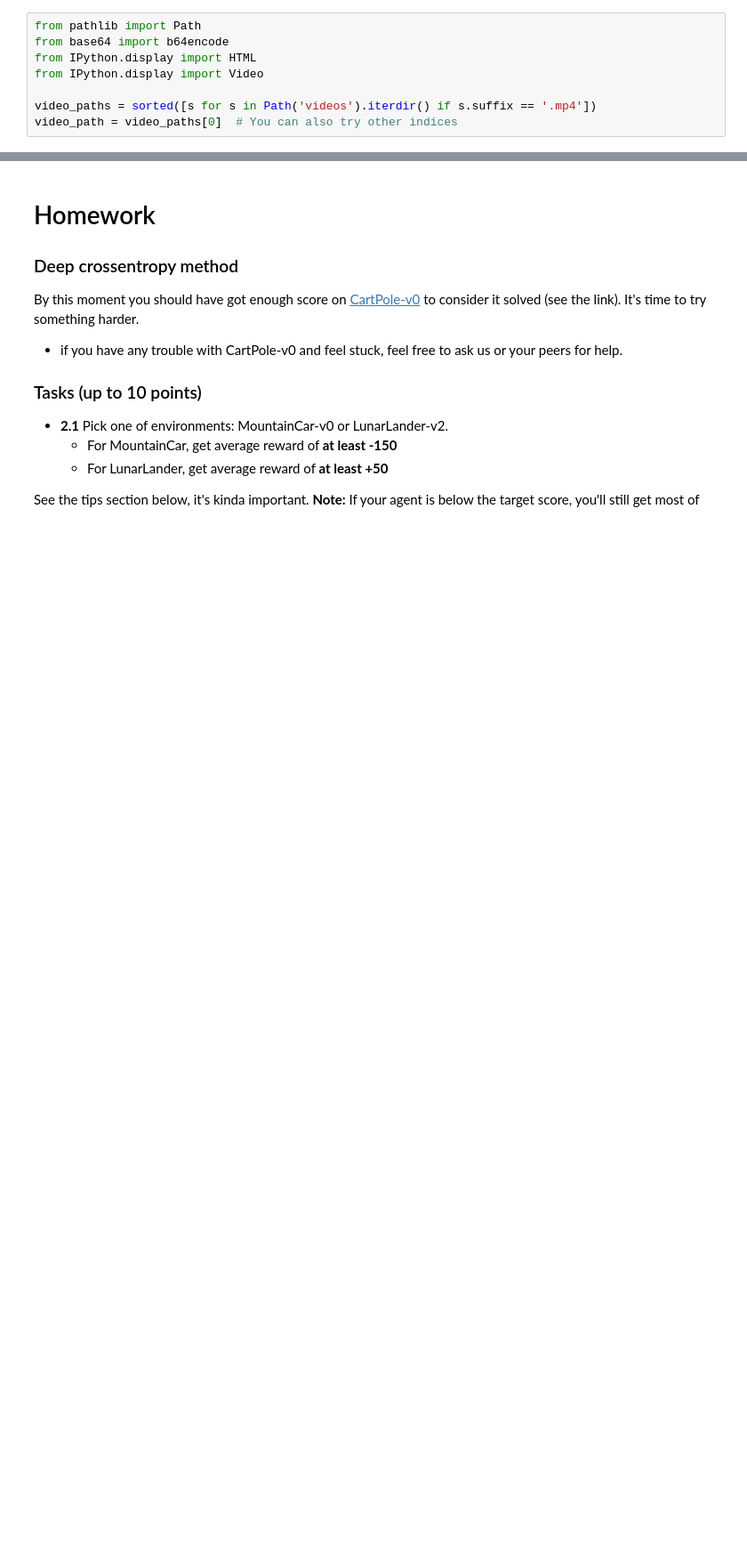
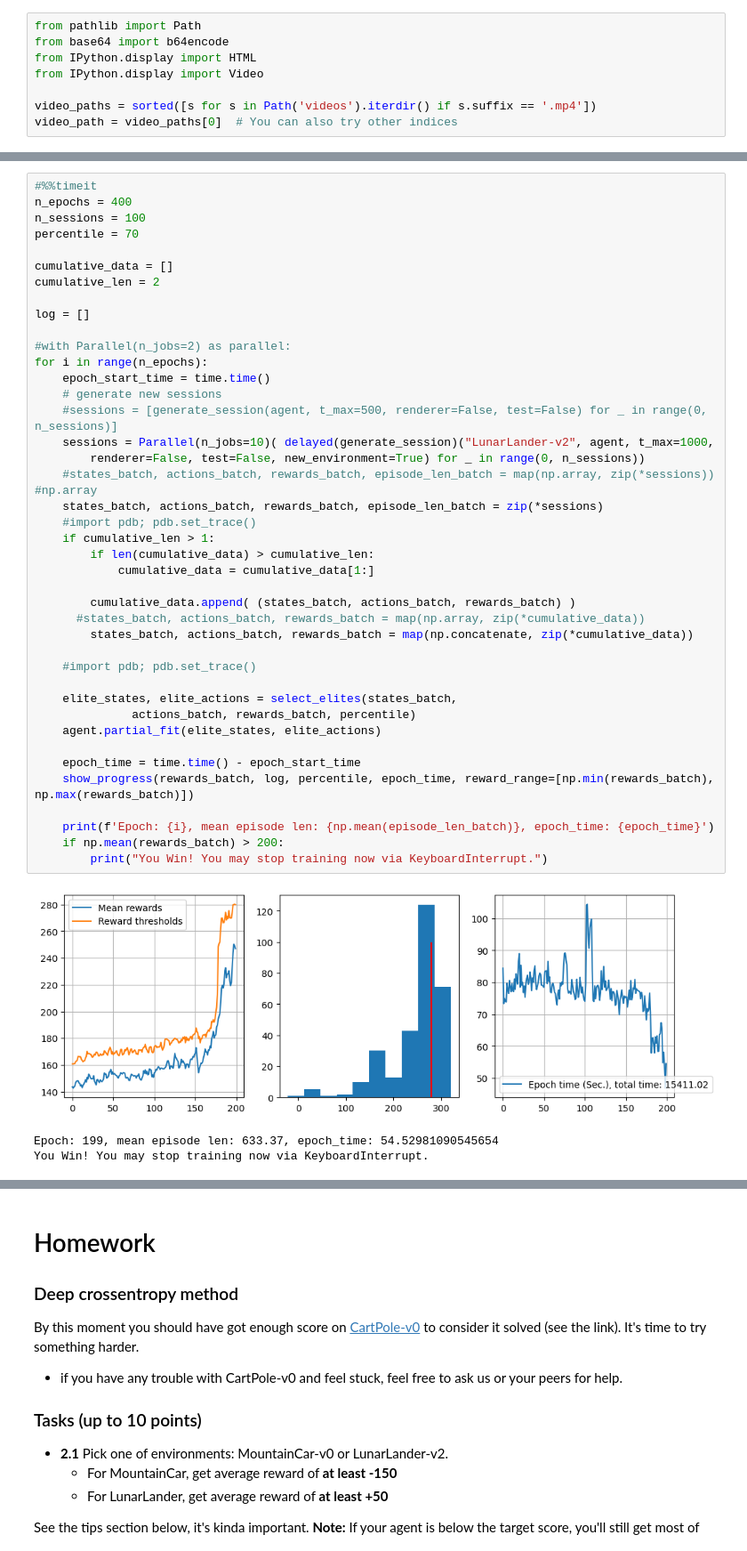
Before and after one commit to AlexGrig/practical-rl, a Jupyter notebook: hw-1-deep-crossentropy-method/hw-1-deep-crossentropy-method.ipynb, the cells around one changed output, grey strips where cells are left out. Shown: that part at 89% size. Drawn from its saved outputs; the diff is of its cells as text; blank space fills up the shorter version.

```diff
--- a/hw-1-deep-crossentropy-method/hw-1-deep-crossentropy-method.ipynb
+++ b/hw-1-deep-crossentropy-method/hw-1-deep-crossentropy-method.ipynb
@@ -462,0 +553,45 @@ Video(video_paths[0])
+# %%
+#%%timeit
+n_epochs = 400
+n_sessions = 100
+percentile = 70
+
+cumulative_data = []
+cumulative_len = 2
+
+log = []
+
+#with Parallel(n_jobs=2) as parallel:
+for i in range(n_epochs):
+    epoch_start_time = time.time()
+    # generate new sessions
+    #sessions = [generate_session(agent, t_max=500, renderer=False, test=False) for _ in range(0, n_sessions)]
+    sessions = Parallel(n_jobs=10)( delayed(generate_session)("LunarLander-v2", agent, t_max=1000,
+        renderer=False, test=False, new_environment=True) for _ in range(0, n_sessions))
+    #states_batch, actions_batch, rewards_batch, episode_len_batch = map(np.array, zip(*sessions)) #np.array
+    states_batch, actions_batch, rewards_batch, episode_len_batch = zip(*sessions)
+    #import pdb; pdb.set_trace()
+    if cumulative_len > 1:
+        if len(cumulative_data) > cumulative_len:
+            cumulative_data = cumulative_data[1:]
+
+        cumulative_data.append( (states_batch, actions_batch, rewards_batch) )
+      #states_batch, actions_batch, rewards_batch = map(np.array, zip(*cumulative_data))
+        states_batch, actions_batch, rewards_batch = map(np.concatenate, zip(*cumulative_data))
+
+    #import pdb; pdb.set_trace()
+
+    elite_states, elite_actions = select_elites(states_batch,
+              actions_batch, rewards_batch, percentile)
+    agent.partial_fit(elite_states, elite_actions)
+
+    epoch_time = time.time() - epoch_start_time
+    show_progress(rewards_batch, log, percentile, epoch_time, reward_range=[np.min(rewards_batch), np.max(rewards_batch)])
+
+    print(f'Epoch: {i}, mean episode len: {np.mean(episode_len_batch)}, epoch_time: {epoch_time}')
+    if np.mean(rewards_batch) > 200:
+        print("You Win! You may stop training now via KeyboardInterrupt.")
+# %% [output]
+[figure, added]
+Epoch: 199, mean episode len: 633.37, epoch_time: 54.52981090545654
+You Win! You may stop training now via KeyboardInterrupt.
```
Also changed, not shown: parts of 42 cells of this notebook.
